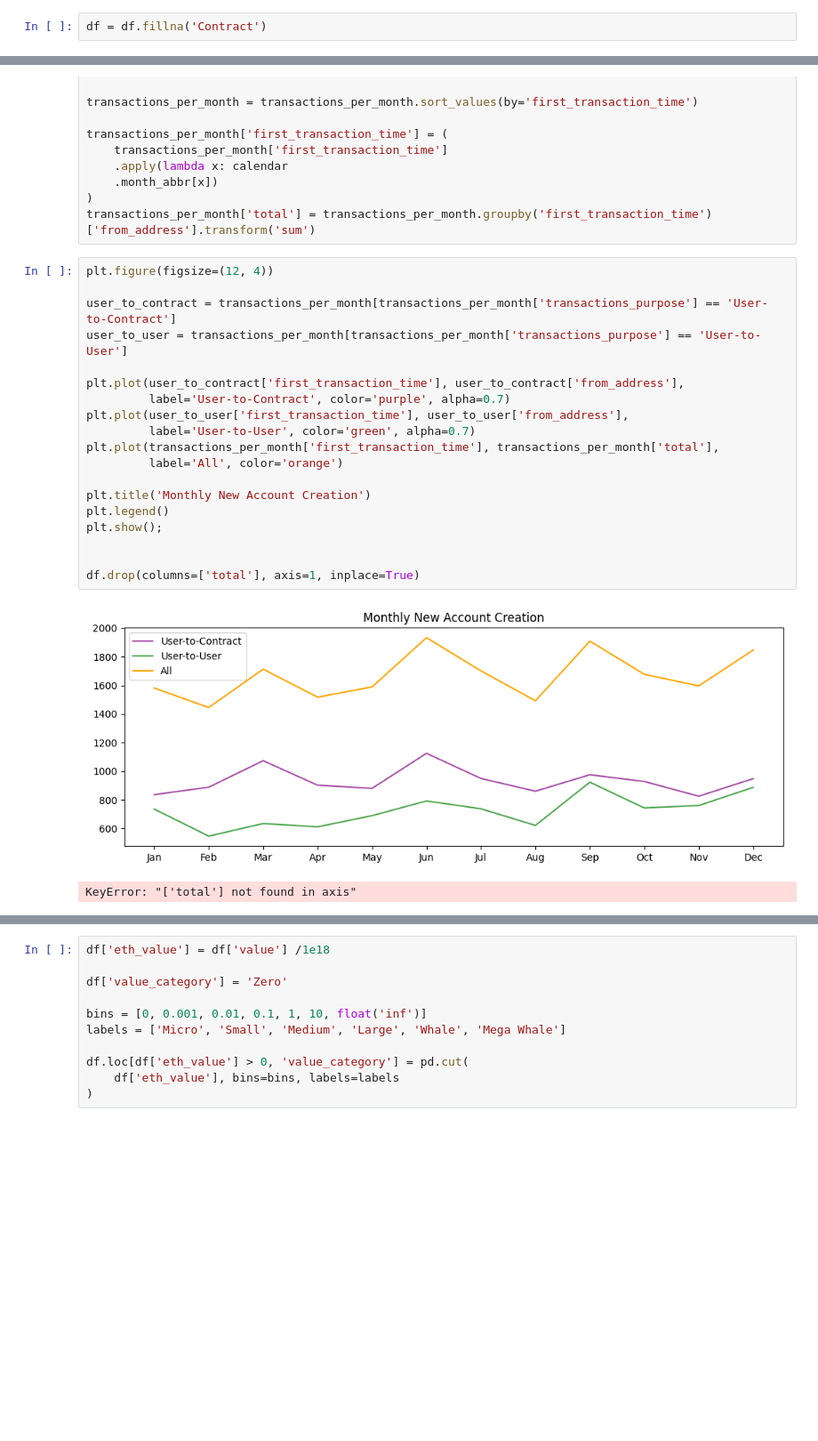
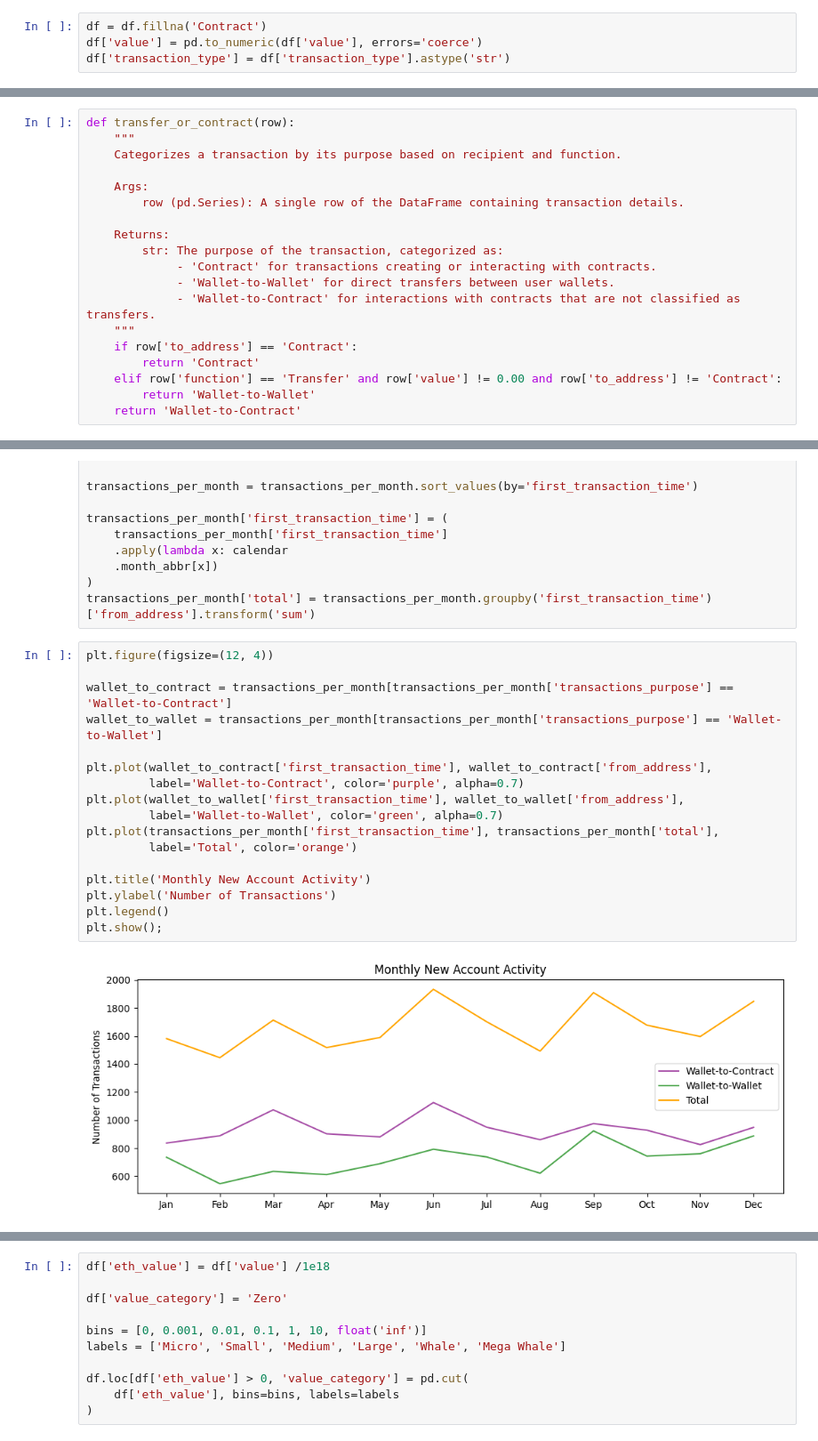
Before and after one commit to diachkina/blockchain_ethereum_project, a Jupyter notebook: ethereum_analysis.ipynb, the cells around one changed output, grey strips where cells are left out. Shown at 89% size. Drawn from its saved outputs; the diff is of its cells as text; blank space fills up the shorter version.

```diff
--- a/ethereum_analysis.ipynb
+++ b/ethereum_analysis.ipynb
@@ -74,2 +208,4 @@ Replace NULL with 'Contract':
 # %%
 df = df.fillna('Contract')
+df['value'] = pd.to_numeric(df['value'], errors='coerce')
+df['transaction_type'] = df['transaction_type'].astype('str')
@@ -241,0 +417,19 @@ plt.show()
+# %%
+def transfer_or_contract(row):
+    """
+    Categorizes a transaction by its purpose based on recipient and function.
+
+    Args:
+        row (pd.Series): A single row of the DataFrame containing transaction details.
+
+    Returns:
+        str: The purpose of the transaction, categorized as:
+             - 'Contract' for transactions creating or interacting with contracts.
+             - 'Wallet-to-Wallet' for direct transfers between user wallets.
+             - 'Wallet-to-Contract' for interactions with contracts that are not classified as transfers.
+    """
+    if row['to_address'] == 'Contract':
+        return 'Contract'
+    elif row['function'] == 'Transfer' and row['value'] != 0.00 and row['to_address'] != 'Contract':
+        return 'Wallet-to-Wallet'
+    return 'Wallet-to-Contract'
@@ -295,22 +538,19 @@ transactions_per_month['total'] = transactions_per_month.groupby('first_transact
 # %%
 plt.figure(figsize=(12, 4))
 
-user_to_contract = transactions_per_month[transactions_per_month['transactions_purpose'] == 'User-to-Contract']
-user_to_user = transactions_per_month[transactions_per_month['transactions_purpose'] == 'User-to-User']
+wallet_to_contract = transactions_per_month[transactions_per_month['transactions_purpose'] == 'Wallet-to-Contract']
+wallet_to_wallet = transactions_per_month[transactions_per_month['transactions_purpose'] == 'Wallet-to-Wallet']
 
-plt.plot(user_to_contract['first_transaction_time'], user_to_contract['from_address'],
-         label='User-to-Contract', color='purple', alpha=0.7)
-plt.plot(user_to_user['first_transaction_time'], user_to_user['from_address'],
-         label='User-to-User', color='green', alpha=0.7)
+plt.plot(wallet_to_contract['first_transaction_time'], wallet_to_contract['from_address'],
+         label='Wallet-to-Contract', color='purple', alpha=0.7)
+plt.plot(wallet_to_wallet['first_transaction_time'], wallet_to_wallet['from_address'],
+         label='Wallet-to-Wallet', color='green', alpha=0.7)
 plt.plot(transactions_per_month['first_transaction_time'], transactions_per_month['total'],
-         label='All', color='orange')
+         label='Total', color='orange')
 
-plt.title('Monthly New Account Creation')
+plt.title('Monthly New Account Activity')
+plt.ylabel('Number of Transactions')
 plt.legend()
 plt.show();
-
-
-df.drop(columns=['total'], axis=1, inplace=True)
 # %% [output]
-[figure, old version]
+[figure, new version]
-KeyError: "['total'] not found in axis"
```
Also changed, not shown: parts of 105 cells of this notebook.
